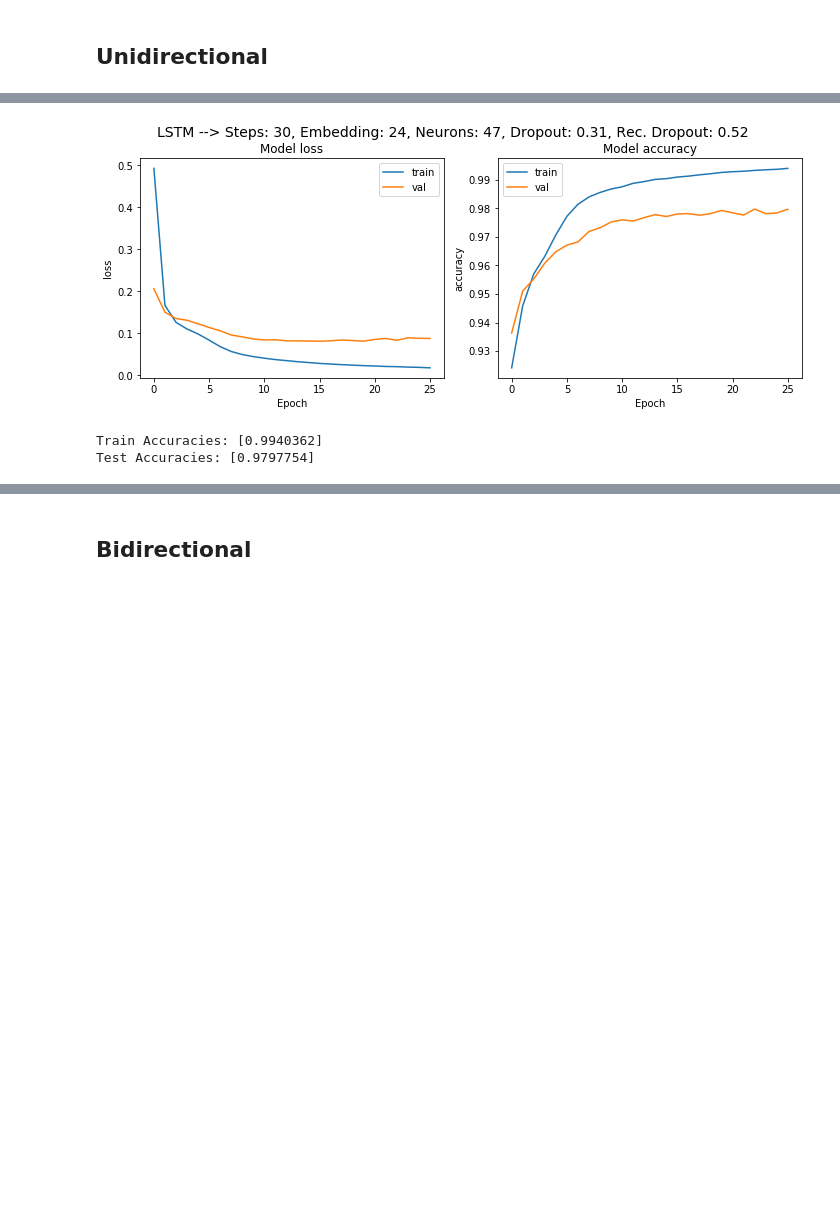
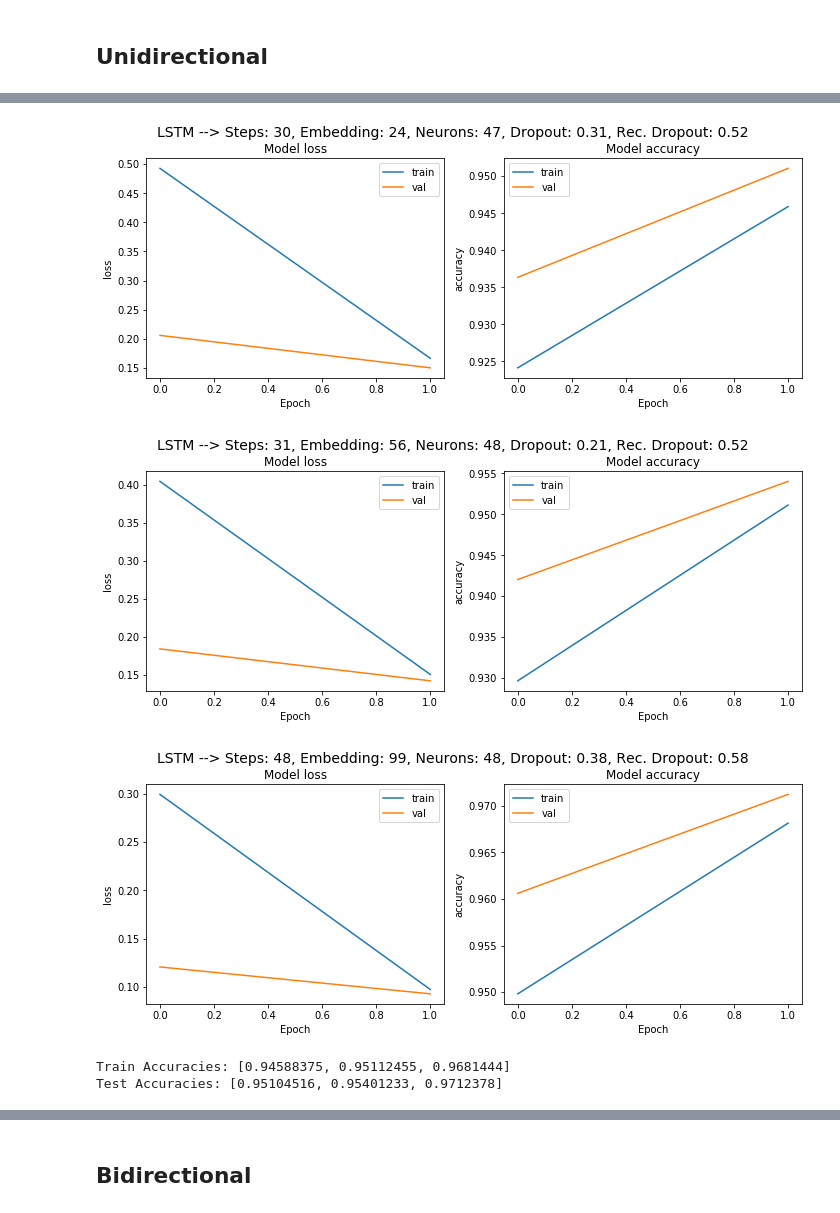
Before and after one commit to ngupta23/ds7337_nlp, a Jupyter notebook: Homework/NGupta_homework4.ipynb, the cells around one changed output, grey strips where cells are left out. Cells and saved outputs as stored; diff of their text form; code cells hidden in the pictures; blank space fills up the shorter version.

```diff
--- a/Homework/NGupta_homework4.ipynb
+++ b/Homework/NGupta_homework4.ipynb
@@ -648,6 +751,8 @@ def create_gru_model_multiple_outputs(vocabulary_size: int, time_steps: int, emb
 # LSTM
 # %%
 num_combinations = 3 # Number of hyperparameter combinations
+EPOCHS=2  # 50
+BATCH_SIZE=32
 # %% [markdown]
 ## Unidirectional
 # %%
@@ -664,6 +769,11 @@ num_neurons = []
 dropouts = []
 recurrent_dropouts = []
 num_time_steps = []
+
+X_trains_encoded = []
+X_tests_encoded = []
+y_trains_encoded = []
+y_tests_encoded = []
 
 for hyper_index in np.arange(num_combinations):
 
@@ -699,7 +809,7 @@ for hyper_index in np.arange(num_combinations):
   # Build Model and Train
   model = create_lstm_model_multiple_outputs(vocabulary_size=vocabulary_size, embedding_size=embeding_size, num_labels=label_vocab_len, direction = direction, time_steps=time_steps, num_neuron=num_neuron, dropout=dropout, recurrent_dropout=recurrent_dropout)
   print(model.summary())
-  history = model.fit(X_train_encoded, y_train_encoded, validation_data=(X_test_encoded, y_test_encoded), epochs=50, batch_size=32, callbacks=[es]) #, checkpoint])  # checkpoint causes issues with Bidirectional LSTM
+  history = model.fit(X_train_encoded, y_train_encoded, validation_data=(X_test_encoded, y_test_encoded), epochs=EPOCHS, batch_size=BATCH_SIZE, callbacks=[es]) #, checkpoint])  # checkpoint causes issues with Bidirectional LSTM
   plot_metrics(history,
                metrics=['loss', 'accuracy'],
                title = f"LSTM --> Steps: {time_steps}, Embedding: {embeding_size}, Neurons: {num_neuron}, Dropout: {round(dropout,2)}, Rec. Dropout: {round(recurrent_dropout,2)}")
@@ -712,6 +822,11 @@ for hyper_index in np.arange(num_combinations):
   dropouts.append(dropout)
   recurrent_dropouts.append(recurrent_dropout)
   num_time_steps.append(time_steps)
+
+  X_trains_encoded.append(X_train_encoded)
+  X_tests_encoded.append(X_test_encoded)
+  y_trains_encoded.append(y_train_encoded)
+  y_tests_encoded.append(y_test_encoded)
 # %% [output]
 ---------------------------------------------------------------------------
 Training model for hyperparameter combination 1:
@@ -733,12 +848,14 @@ Epoch 26/50
-[figure, old version]
+[figure, new version]
+[figure, added]
+[figure, added]
 # %%
 best_train_accuracies = [max(history.history['accuracy']) for history in histories]
 best_test_accuracies = [max(history.history['val_accuracy']) for history in histories]
 print(f"Train Accuracies: {best_train_accuracies}")
 print(f"Test Accuracies: {best_test_accuracies}")
 # %% [output]
-Train Accuracies: [0.9940362]
-Test Accuracies: [0.9797754]
+Train Accuracies: [0.94588375, 0.95112455, 0.9681444]
+Test Accuracies: [0.95104516, 0.95401233, 0.9712378]
 # %%
 lstm_results_uni = pd.DataFrame({
     'time_steps': num_time_steps,
```
Also changed, not shown: parts of 33 cells of this notebook.
